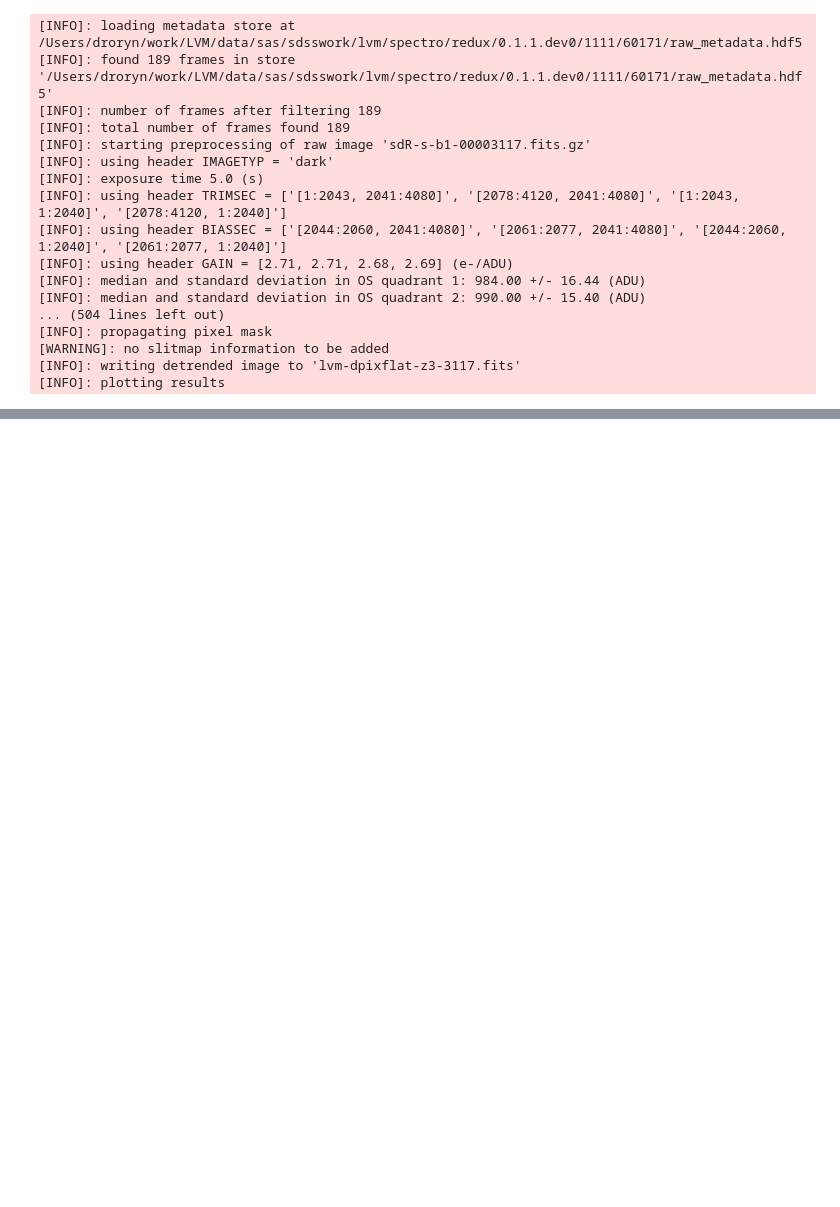
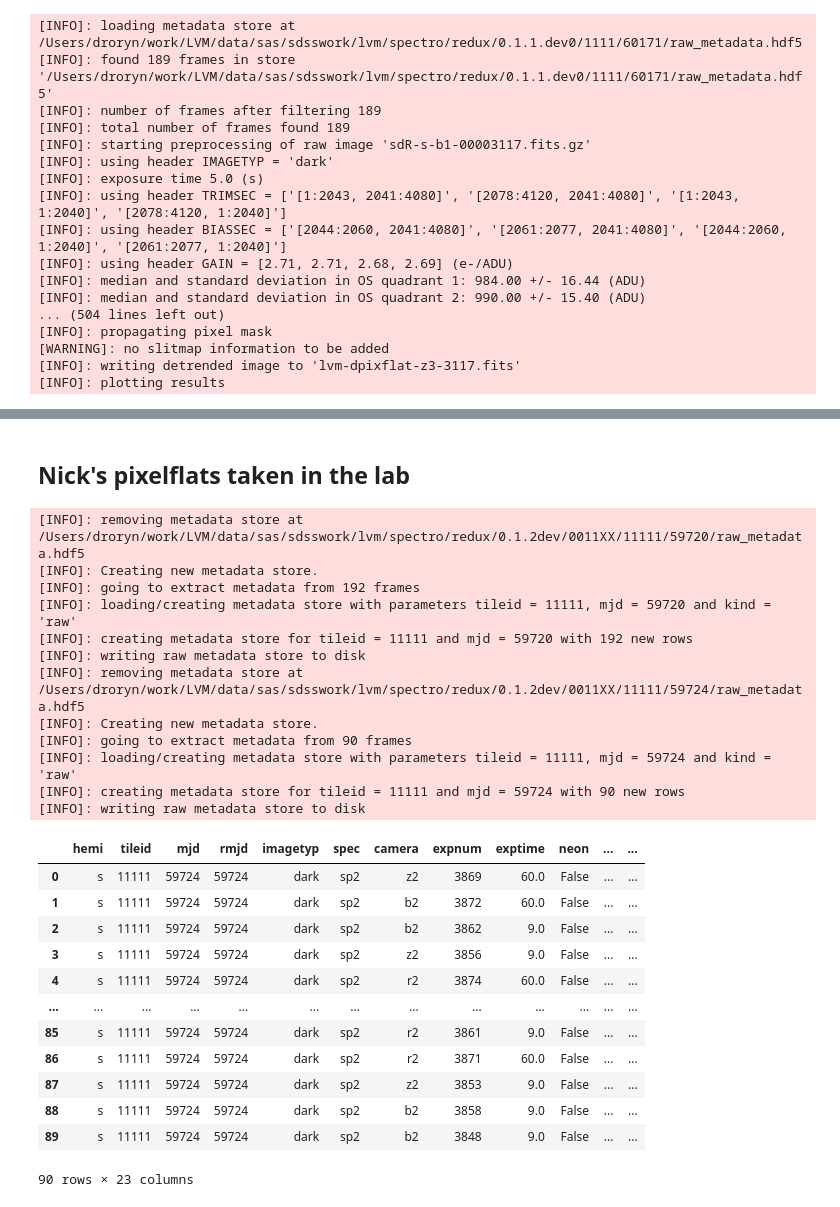
Before and after one commit to sdss/lvmdrp, a Jupyter notebook: examples/lco_com/pixelflats.ipynb, the cells around one changed output, grey strips where cells are left out. Cells and saved outputs as stored; diff of their text form; code cells hidden in the pictures; blank space fills up the shorter version.

```diff
--- a/examples/lco_com/pixelflats.ipynb
+++ b/examples/lco_com/pixelflats.ipynb
@@ -282,0 +234,31 @@ Reading : /Users/droryn/work/LVM/data/redux/pixflats/lvm-ppixflat-b1-3117.fits
+# %% [markdown]
+## Nick's pixelflats taken in the lab
+# %%
+drp.get_frames_metadata(mjd=59720, overwrite=True)
+drp.get_frames_metadata(mjd=59724, overwrite=True)
+# %% [output]
+[INFO]: removing metadata store at /Users/droryn/work/LVM/data/sas/sdsswork/lvm/spectro/redux/0.1.2dev/0011XX/11111/59720/raw_metadata.hdf5
+[INFO]: Creating new metadata store.
+[INFO]: going to extract metadata from 192 frames
+[INFO]: loading/creating metadata store with parameters tileid = 11111, mjd = 59720 and kind = 'raw'
+[INFO]: creating metadata store for tileid = 11111 and mjd = 59720 with 192 new rows
+[INFO]: writing raw metadata store to disk
+[INFO]: removing metadata store at /Users/droryn/work/LVM/data/sas/sdsswork/lvm/spectro/redux/0.1.2dev/0011XX/11111/59724/raw_metadata.hdf5
+[INFO]: Creating new metadata store.
+[INFO]: going to extract metadata from 90 frames
+[INFO]: loading/creating metadata store with parameters tileid = 11111, mjd = 59724 and kind = 'raw'
+[INFO]: creating metadata store for tileid = 11111 and mjd = 59724 with 90 new rows
+[INFO]: writing raw metadata store to disk
+|  | hemi | tileid | mjd | rmjd | imagetyp | spec | camera | expnum | exptime | neon | ... | ... |
+| 0 | s | 11111 | 59724 | 59724 | dark | sp2 | z2 | 3869 | 60.0 | False | ... | ... |
+| 1 | s | 11111 | 59724 | 59724 | dark | sp2 | b2 | 3872 | 60.0 | False | ... | ... |
+| 2 | s | 11111 | 59724 | 59724 | dark | sp2 | b2 | 3862 | 9.0 | False | ... | ... |
+| 3 | s | 11111 | 59724 | 59724 | dark | sp2 | z2 | 3856 | 9.0 | False | ... | ... |
+| 4 | s | 11111 | 59724 | 59724 | dark | sp2 | r2 | 3874 | 60.0 | False | ... | ... |
+| ... | ... | ... | ... | ... | ... | ... | ... | ... | ... | ... | ... | ... |
+| 85 | s | 11111 | 59724 | 59724 | dark | sp2 | r2 | 3861 | 9.0 | False | ... | ... |
+| 86 | s | 11111 | 59724 | 59724 | dark | sp2 | r2 | 3871 | 60.0 | False | ... | ... |
+| 87 | s | 11111 | 59724 | 59724 | dark | sp2 | z2 | 3853 | 9.0 | False | ... | ... |
+| 88 | s | 11111 | 59724 | 59724 | dark | sp2 | b2 | 3858 | 9.0 | False | ... | ... |
+| 89 | s | 11111 | 59724 | 59724 | dark | sp2 | b2 | 3848 | 9.0 | False | ... | ... |
+90 rows × 23 columns
```
Also changed, not shown: parts of 4 cells of this notebook.
